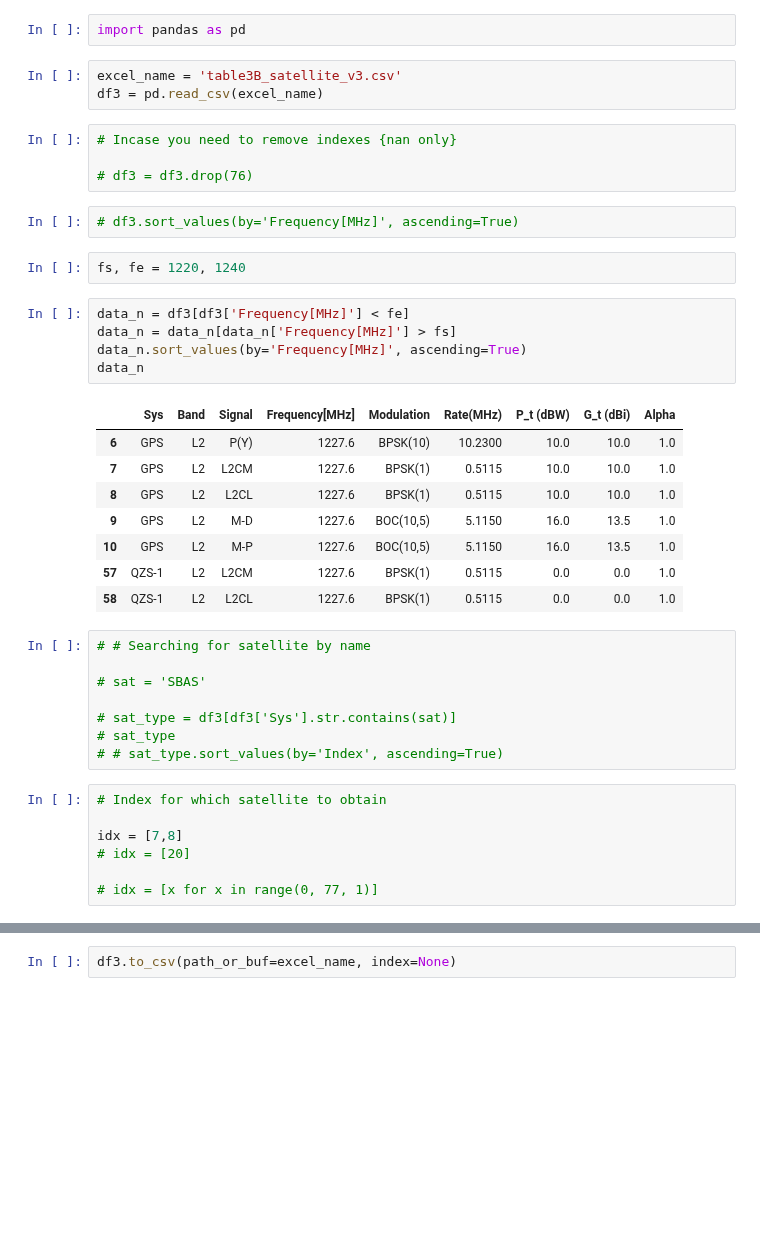
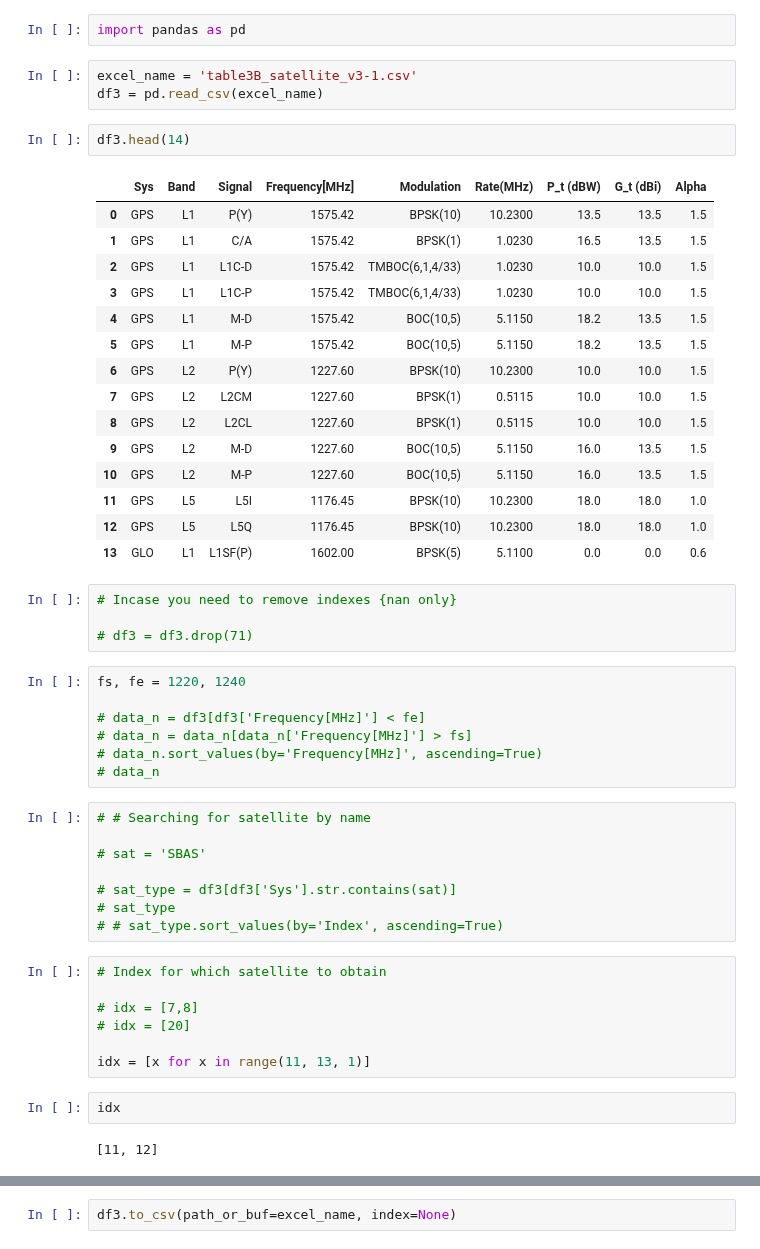
Before and after one commit to vitoria-ab/satellite_RFI-mine, a Jupyter notebook: Notebooks/Satellite_simulations/Satellite_Catalogue/Satellite_catalogue_modify.ipynb, the cells around one changed output, grey strips where cells are left out. Drawn from its saved outputs; the diff is of its cells as text; blank space fills up the shorter version.

```diff
--- a/Notebooks/Satellite_simulations/Satellite_Catalogue/Satellite_catalogue_modify.ipynb
+++ b/Notebooks/Satellite_simulations/Satellite_Catalogue/Satellite_catalogue_modify.ipynb
@@ -1,30 +1,37 @@
 # %%
 import pandas as pd
 # %%
-excel_name = 'table3B_satellite_v3.csv'
+excel_name = 'table3B_satellite_v3-1.csv'
 df3 = pd.read_csv(excel_name)
+# %%
+df3.head(14)
+# %% [output]
+|  | Sys | Band | Signal | Frequency[MHz] | Modulation | Rate(MHz) | P_t (dBW) | G_t (dBi) | Alpha |
+| 0 | GPS | L1 | P(Y) | 1575.42 | BPSK(10) | 10.2300 | 13.5 | 13.5 | 1.5 |
+| 1 | GPS | L1 | C/A | 1575.42 | BPSK(1) | 1.0230 | 16.5 | 13.5 | 1.5 |
+| 2 | GPS | L1 | L1C-D | 1575.42 | TMBOC(6,1,4/33) | 1.0230 | 10.0 | 10.0 | 1.5 |
+| 3 | GPS | L1 | L1C-P | 1575.42 | TMBOC(6,1,4/33) | 1.0230 | 10.0 | 10.0 | 1.5 |
+| 4 | GPS | L1 | M-D | 1575.42 | BOC(10,5) | 5.1150 | 18.2 | 13.5 | 1.5 |
+| 5 | GPS | L1 | M-P | 1575.42 | BOC(10,5) | 5.1150 | 18.2 | 13.5 | 1.5 |
+| 6 | GPS | L2 | P(Y) | 1227.60 | BPSK(10) | 10.2300 | 10.0 | 10.0 | 1.5 |
+| 7 | GPS | L2 | L2CM | 1227.60 | BPSK(1) | 0.5115 | 10.0 | 10.0 | 1.5 |
+| 8 | GPS | L2 | L2CL | 1227.60 | BPSK(1) | 0.5115 | 10.0 | 10.0 | 1.5 |
+| 9 | GPS | L2 | M-D | 1227.60 | BOC(10,5) | 5.1150 | 16.0 | 13.5 | 1.5 |
+| 10 | GPS | L2 | M-P | 1227.60 | BOC(10,5) | 5.1150 | 16.0 | 13.5 | 1.5 |
+| 11 | GPS | L5 | L5I | 1176.45 | BPSK(10) | 10.2300 | 18.0 | 18.0 | 1.0 |
+| 12 | GPS | L5 | L5Q | 1176.45 | BPSK(10) | 10.2300 | 18.0 | 18.0 | 1.0 |
+| 13 | GLO | L1 | L1SF(P) | 1602.00 | BPSK(5) | 5.1100 | 0.0 | 0.0 | 0.6 |
 # %%
 # Incase you need to remove indexes {nan only}
 
-# df3 = df3.drop(76)
+# df3 = df3.drop(71)
-# %%
-# df3.sort_values(by='Frequency[MHz]', ascending=True)
-# %%
-fs, fe = 1220, 1240
 # %%
-data_n = df3[df3['Frequency[MHz]'] < fe]
-data_n = data_n[data_n['Frequency[MHz]'] > fs]
-data_n.sort_values(by='Frequency[MHz]', ascending=True)
-data_n
+fs, fe = 1220, 1240
+
+# data_n = df3[df3['Frequency[MHz]'] < fe]
+# data_n = data_n[data_n['Frequency[MHz]'] > fs]
+# data_n.sort_values(by='Frequency[MHz]', ascending=True)
+# data_n
-# %% [output]
-|  | Sys | Band | Signal | Frequency[MHz] | Modulation | Rate(MHz) | P_t (dBW) | G_t (dBi) | Alpha |
-| 6 | GPS | L2 | P(Y) | 1227.6 | BPSK(10) | 10.2300 | 10.0 | 10.0 | 1.0 |
-| 7 | GPS | L2 | L2CM | 1227.6 | BPSK(1) | 0.5115 | 10.0 | 10.0 | 1.0 |
-| 8 | GPS | L2 | L2CL | 1227.6 | BPSK(1) | 0.5115 | 10.0 | 10.0 | 1.0 |
-| 9 | GPS | L2 | M-D | 1227.6 | BOC(10,5) | 5.1150 | 16.0 | 13.5 | 1.0 |
-| 10 | GPS | L2 | M-P | 1227.6 | BOC(10,5) | 5.1150 | 16.0 | 13.5 | 1.0 |
-| 57 | QZS-1 | L2 | L2CM | 1227.6 | BPSK(1) | 0.5115 | 0.0 | 0.0 | 1.0 |
-| 58 | QZS-1 | L2 | L2CL | 1227.6 | BPSK(1) | 0.5115 | 0.0 | 0.0 | 1.0 |
 # %%
 # # Searching for satellite by name
 
@@ -36,9 +43,13 @@ data_n
 # %%
 # Index for which satellite to obtain
 
-idx = [7,8]
+# idx = [7,8]
 # idx = [20]
 
-# idx = [x for x in range(0, 77, 1)]
+idx = [x for x in range(11, 13, 1)]
+# %%
+idx
+# %% [output]
+[11, 12]
 # %%
 # # Power or gain
```
Also changed, not shown: parts of 5 cells of this notebook, 18 other files.
